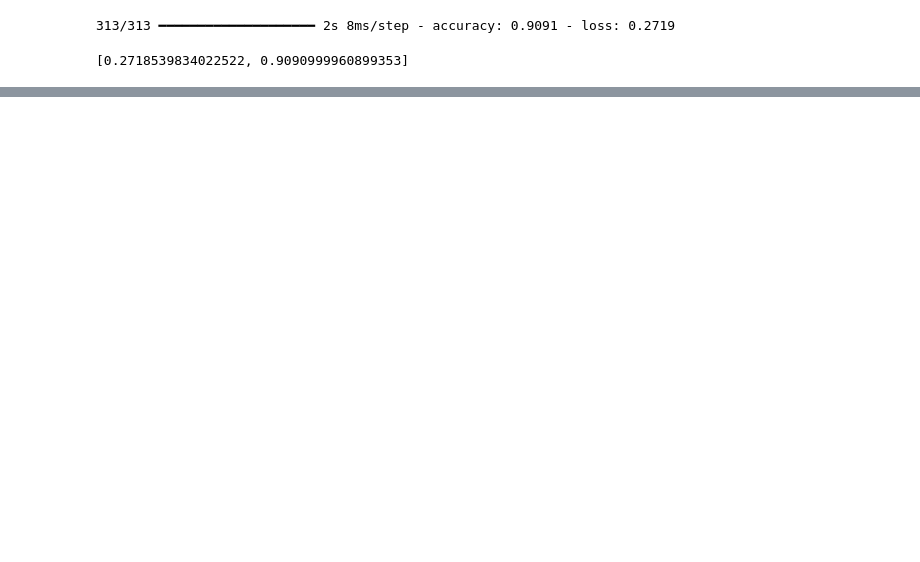
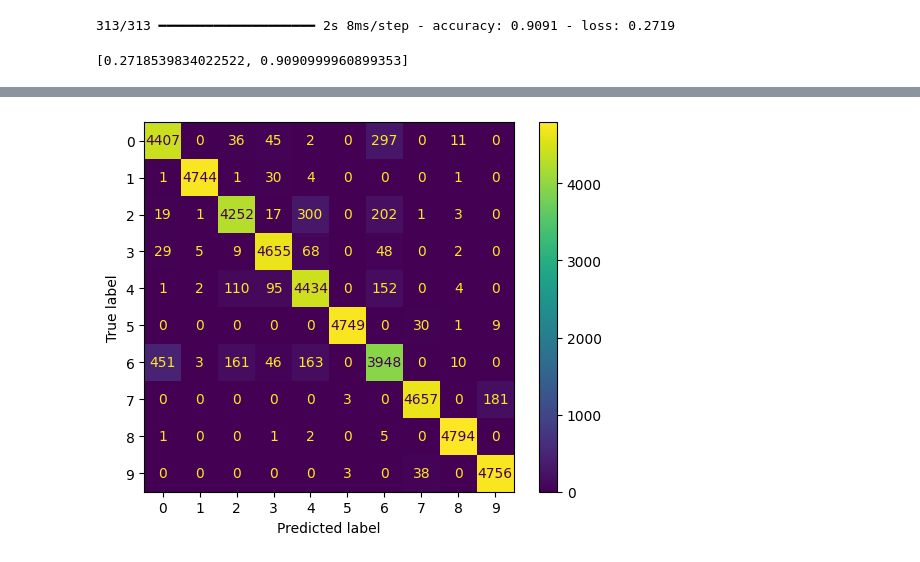
Before and after one commit to Grade123/NTNU-IE500618-Assignment-3, a Jupyter notebook: CNN.ipynb, the cells around one changed output, grey strips where cells are left out. Saved outputs shown, nothing was run; the diff lists cells and outputs as text; code cells hidden in the pictures; blank space fills up the shorter version.

Commit message:
Add confusion matrix to CNN

```diff
--- a/CNN.ipynb
+++ b/CNN.ipynb
@@ -78,3 +77,13 @@ model.evaluate(X_test, y_test)
 # %% [output]
 313/313 ━━━━━━━━━━━━━━━━━━━━ 2s 8ms/step - accuracy: 0.9091 - loss: 0.2719
 [0.2718539834022522, 0.9090999960899353]
+# %%
+model = tf.keras.models.load_model("CNN_Best_So_Far.keras")
+# %%
+y_prediction_proba = model.predict(X_valid)
+y_prediction = y_prediction_proba.argmax(axis=1)
+predictions_proba = model.predict(X_train)
+predictions = predictions_proba.argmax(axis=1)
+ConfusionMatrixDisplay.from_predictions(y_train, predictions)
+plt.show()
+# %% [output]
@@ -80,0 +92 @@ model.evaluate(X_test, y_test)
+[figure, added]
```
Also changed, not shown: parts of 3 cells of this notebook.
